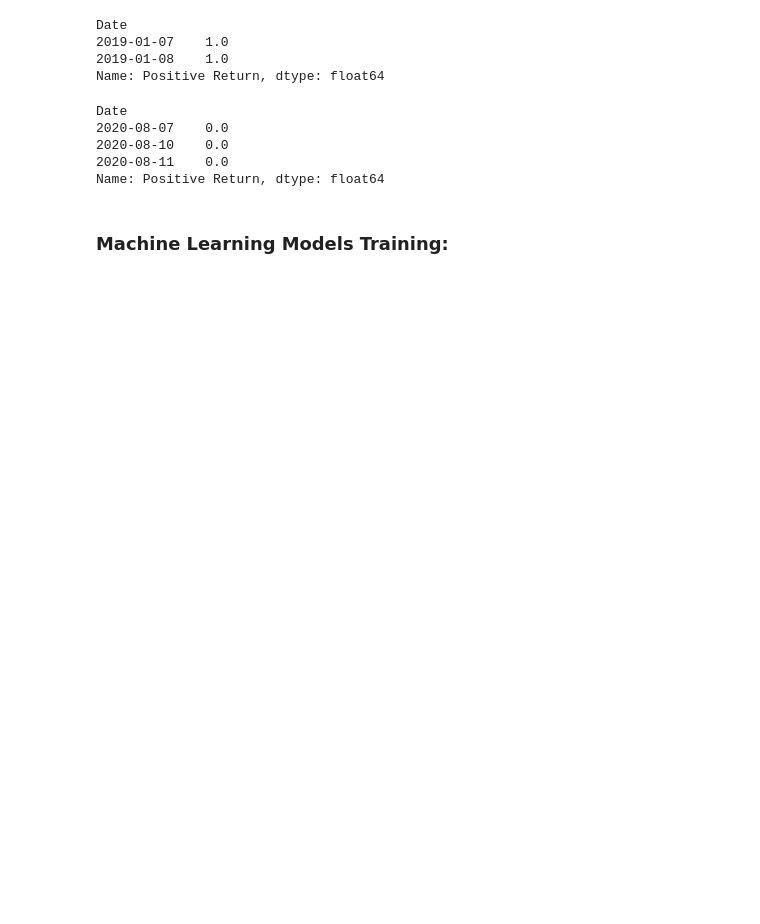
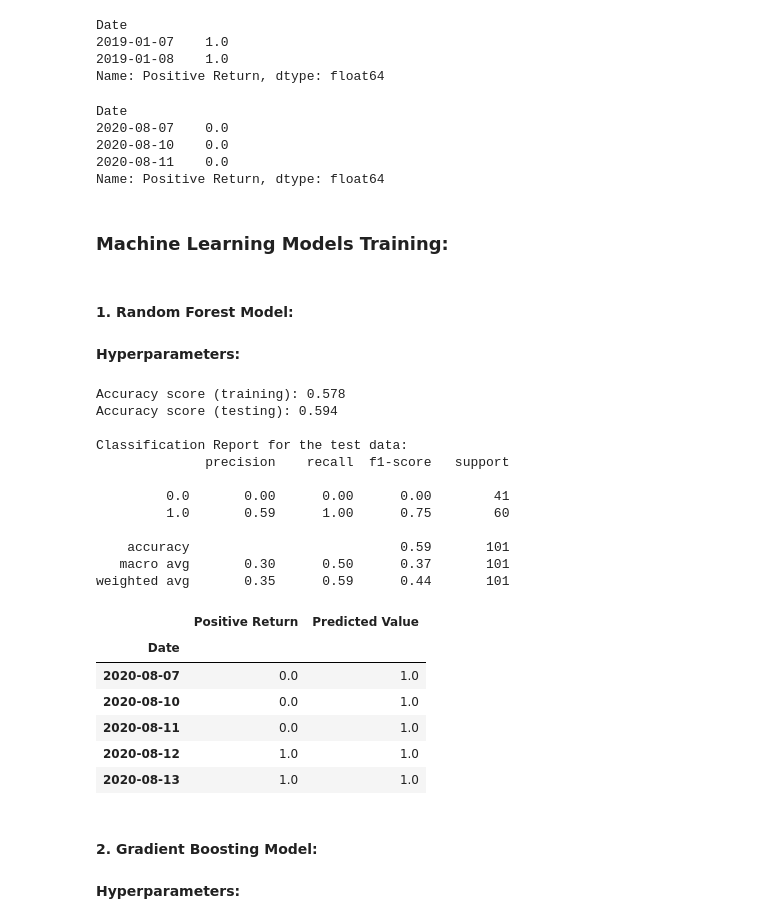
Before and after one commit to winstonpgao/Technical-Trading-Strategies-Using-Machine-Learning-and-Deep-Learning-Models, a Jupyter notebook: Project_Two_PART_2_ML_Training.ipynb, the cells around one changed output. Saved outputs shown, nothing was run; the diff lists cells and outputs as text; code cells hidden in the pictures; blank space fills up the shorter version.

```diff
--- a/Project_Two_PART_2_ML_Training.ipynb
+++ b/Project_Two_PART_2_ML_Training.ipynb
@@ -60,7 +67,7 @@ memory usage: 35.4 KB
 # %%
 def variables(return_signal_df):
     '''
-    this func takes in return_signal_df,
+    this func takes in return_signal_df dataframe,
     then shiting X variables down (to the future) by 1,
     then constructing a new column for the dependent variable
     return modified return_signal_df.
@@ -91,7 +98,7 @@ return_signal_df_modified.head()
 # %%
 def separate(return_signal_df_modified):
     '''
-    thif func takes in return_signal_df_modified,
+    thif func takes in return_signal_df_modified dataframe,
     split the data into trian (80%) and test (20%),
     then construct and return trian and test data sets for
     the X and dependent variables.
@@ -137,3 +144,7 @@ Date
 Name: Positive Return, dtype: float64
 # %% [markdown]
 ### Machine Learning Models Training:
+# %% [markdown]
+#### 1. Random Forest Model:
+# %% [markdown]
+**Hyperparameters:**
@@ -139,0 +155,54 @@ Name: Positive Return, dtype: float64
+# %%
+def RandomForest(x_train, y_train, x_test, y_test):
+    '''
+    thif func takes in x_train, y_train, x_test, y_test,
+    runing Random Forest Classification model,
+    return a dataframe which contains actual vs. predicted y data,
+    print accuracy score for traning and testing,
+    print the classification report for the test data,
+    and save the model by using Joblib.
+    '''
+    # Fit the model using just the training set:
+    model = RandomForestClassifier(n_estimators=100, max_depth=3, random_state=0)
+    model.fit(x_train, y_train)
+    # Make a prediction of "y" values from the x test dataset
+    predictions = model.predict(x_test)
+    # Assemble actual y data (Y_test) with predicted y data (from just above) into two columns in a dataframe:
+    result = y_test.to_frame()
+    result["Predicted Value"] = predictions
+    # Save the pre-trained model
+    dump(model, 'random_forest_model.joblib')
+    # Print performance metrics:
+    print("Accuracy score (training): {0:.3f}".format(model.score(x_train,y_train)))
+    print("Accuracy score (testing): {0:.3f}".format(model.score(x_test,y_test)))
+    print(" ")
+    print("Classification Report for the test data:")
+    print(classification_report(y_test, predictions))
+    return result
+# %%
+rf_result = RandomForest(x_train, y_train, x_test, y_test)
+rf_result.head()
+# %% [output]
+Accuracy score (training): 0.578
+Accuracy score (testing): 0.594
+
+Classification Report for the test data:
+              precision    recall  f1-score   support
+
+         0.0       0.00      0.00      0.00        41
+         1.0       0.59      1.00      0.75        60
+
+    accuracy                           0.59       101
+   macro avg       0.30      0.50      0.37       101
+weighted avg       0.35      0.59      0.44       101
+|  | Positive Return | Predicted Value |
+| Date |  |  |
+| 2020-08-07 | 0.0 | 1.0 |
+| 2020-08-10 | 0.0 | 1.0 |
+| 2020-08-11 | 0.0 | 1.0 |
+| 2020-08-12 | 1.0 | 1.0 |
+| 2020-08-13 | 1.0 | 1.0 |
+# %% [markdown]
+#### 2. Gradient Boosting Model:
+# %% [markdown]
+**Hyperparameters:**
```
Also changed, not shown: parts of 7 cells of this notebook, 1 other file.
